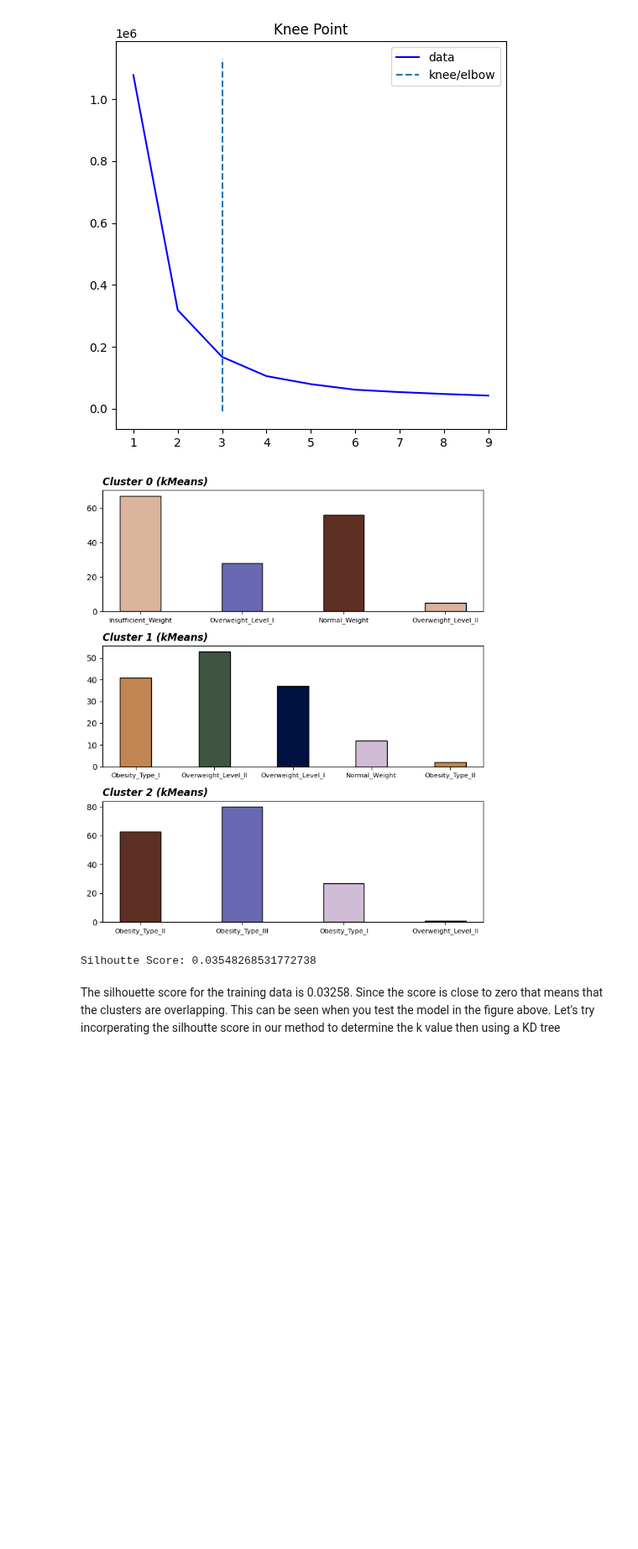
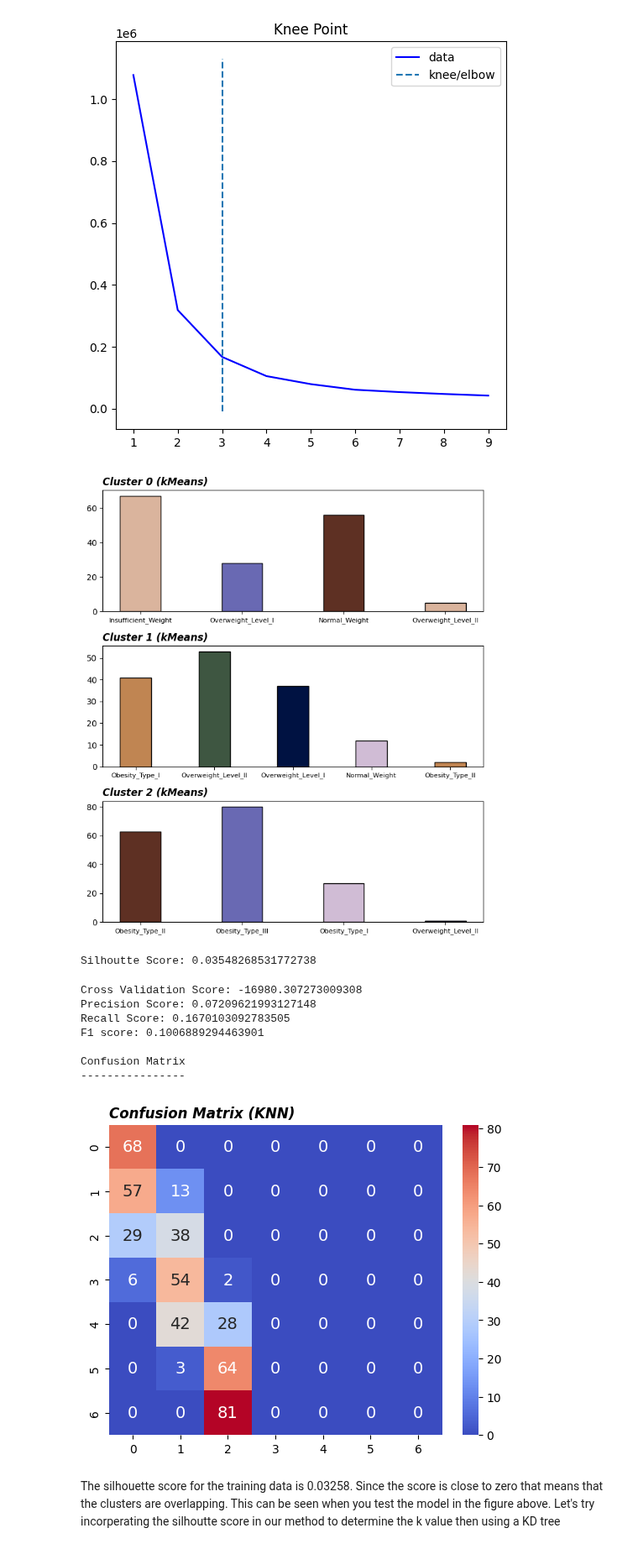
Before and after one commit to xvxvdee/CPS844_Assignment, a Jupyter notebook: KMeans.ipynb, the cells around one changed output. Shown at 84% size. Saved outputs shown, nothing was run; the diff lists cells and outputs as text; code cells hidden in the pictures; blank space fills up the shorter version.

Commit message:
Added confusion matrix measures

```diff
--- a/KMeans.ipynb
+++ b/KMeans.ipynb
@@ -10,22 +10,31 @@ import matplotlib.pyplot as plt
 import pandas as pd
 from tabulate import tabulate
 from kneed import KneeLocator
+from sklearn.metrics import confusion_matrix,precision_recall_fscore_support
+import seaborn as sns
+import matplotlib.pyplot as plt
+import numpy as np
+import plotly.graph_objects as go
 
-
-def interpret_confusion_matrix(matrix):
-    information=[]
+def interpret_confusion_matrix(matrix,title):
+    encode,class_, correct, errors, total = [],[],[],[],[]
     i=0
     for row in matrix:
-        total = sum(row)
-        correct = row[i]
+        class_.append(i)
+        total.append(sum(row))
+        correct.append(row[i])
 
         consider = row.tolist()
         del consider[i] #remove correctly classified instances
 
-        errors = sum(consider)
-        information.append([i,correct,errors,total])
+        errors.append(sum(consider))
         i+=1
-    print(tabulate(information,headers=["Class","Correctly Classified","Incorrectly Classified","Total"]))
+
+    fig = go.Figure(data=[go.Table(columnwidth=5, header=dict(values=["Class","Correctly Classified","Incorrectly Classified","Total"]),
+                 cells=dict(values=[class_, correct, errors, total]))
+                     ])
+    fig.update_layout(title= title,width=650,height=400)
+    fig.show()
 
 def gather_inertia(min,max,train,test):
     inertia= []
@@ -95,12 +104,34 @@ ypred=Kmeans.predict(X_test)
 # %% [output]
 The estimated right k value is:  3
 [figure]
-# %%
-gather_prediction_info(labels,ypred,y_test,"(kMeans)")
-print("Silhoutte Score: "+str(silhouette_score(X_train,y_train)))
-# %% [output]
-[figure, removed]
-Silhoutte Score: 0.03548268531772738
+# %%
+gather_prediction_info(labels,ypred,y_test,"(kMeans)")
+print("Silhoutte Score: "+str(silhouette_score(X_train,y_train)))
+
+cv_score = np.array(cross_val_score(Kmeans, X_train,y_train, cv=10)).mean()
+cf_matrix = confusion_matrix(y_test,ypred)
+metrics = precision_recall_fscore_support(y_test,ypred,average="weighted")
+precision,recall,f1=metrics[0],metrics[1],metrics[2]
+
+print("Cross Validation Score: {0}\nPrecision Score: {1}\nRecall Score: {2}\nF1 score: {3}".format(cv_score,precision,recall,f1))
+
+print("\nConfusion Matrix \n----------------")
+sns.heatmap(pd.DataFrame(cf_matrix, range(7), range(7)), annot=True, annot_kws={"size": 14},cmap = 'coolwarm') # font size
+plt.title("Confusion Matrix (KNN)",loc='left', fontweight='bold',  style='italic')
+plt.show()
+
+interpret_confusion_matrix(cf_matrix,"Breakdown of Confusion Matrix (kMeans)")
+# %% [output]
+[figure, added]
+Silhoutte Score: 0.03548268531772738
+Cross Validation Score: -16980.307273009308
+Precision Score: 0.07209621993127148
+Recall Score: 0.1670103092783505
+F1 score: 0.1006889294463901
+
+Confusion Matrix
+----------------
+[figure, added]
 # %% [markdown]
  The silhouette score for the training data is 0.03258. Since the score is close to zero that means that the clusters are overlapping. This can be seen when you test the model in the figure above. Let's try incorperating the silhoutte score in our method to determine the k value then using a KD tree
 # %%
```
Also changed, not shown: parts of 2 cells of this notebook.
